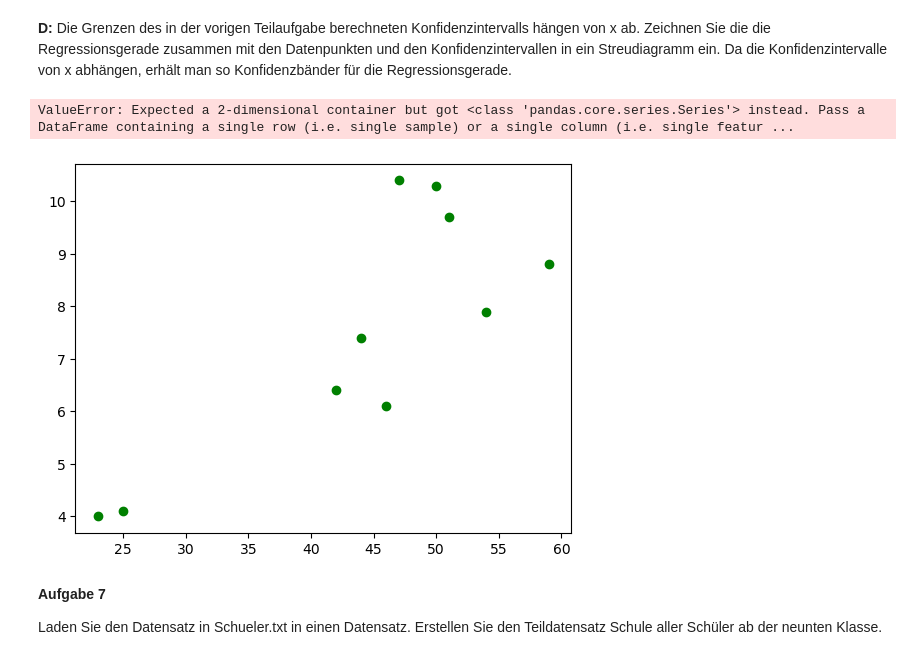
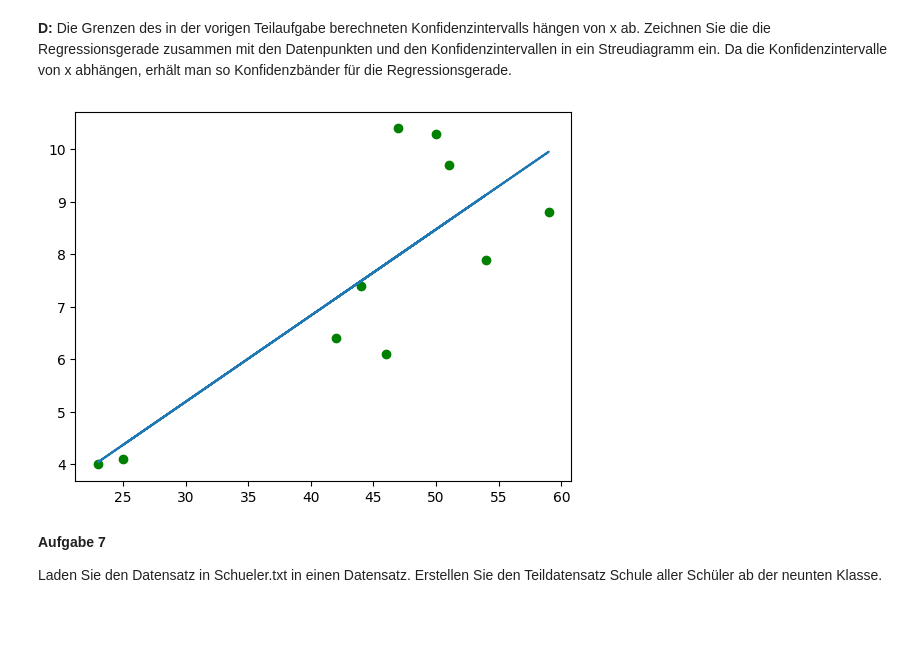
Before and after one commit to mathiashusted/Statistics2, a Jupyter notebook: Uebung 2/Uebung 2.ipynb, the cells around one changed output. Saved outputs shown, nothing was run; the diff lists cells and outputs as text; code cells hidden in the pictures; blank space fills up the shorter version.

```diff
--- a/Uebung 2/Uebung 2.ipynb
+++ b/Uebung 2/Uebung 2.ipynb
@@ -144,16 +143,21 @@ CI: [1.55826303 1.80907968 3.05965094 2.57301372 3.30223442 2.0591755
 **D:** Die Grenzen des in der vorigen Teilaufgabe berechneten Konfidenzintervalls hängen von x ab. Zeichnen Sie die die Regressionsgerade zusammen mit den Datenpunkten und den Konfidenzintervallen in ein Streudiagramm ein. Da die Konfidenzintervalle von x abhängen, erhält man so
 Konfidenzbänder für die Regressionsgerade.
 # %%
-plt.scatter(age, defect, label="Datenpunkte", color="green")
+X = age.reshape(-1, 1)
+y = defect.reshape(-1, 1)
+
+model = LinearRegression()
+model.fit(X,y)
+
+plt.scatter(X, y, label="Datenpunkte", color="green")
 
 y_pred = model.predict(X)
 
 plt.plot(age,y_pred)
 
 plt.show()
 # %% [output]
-ValueError: Expected a 2-dimensional container but got <class 'pandas.core.series.Series'> instead. Pass a DataFrame containing a single row (i.e. single sample) or a single column (i.e. single featur ...
-[figure, old version]
+[figure, new version]
 # %% [markdown]
 **Aufgabe 7**
 
```
Also changed, not shown: parts of 7 cells of this notebook.
